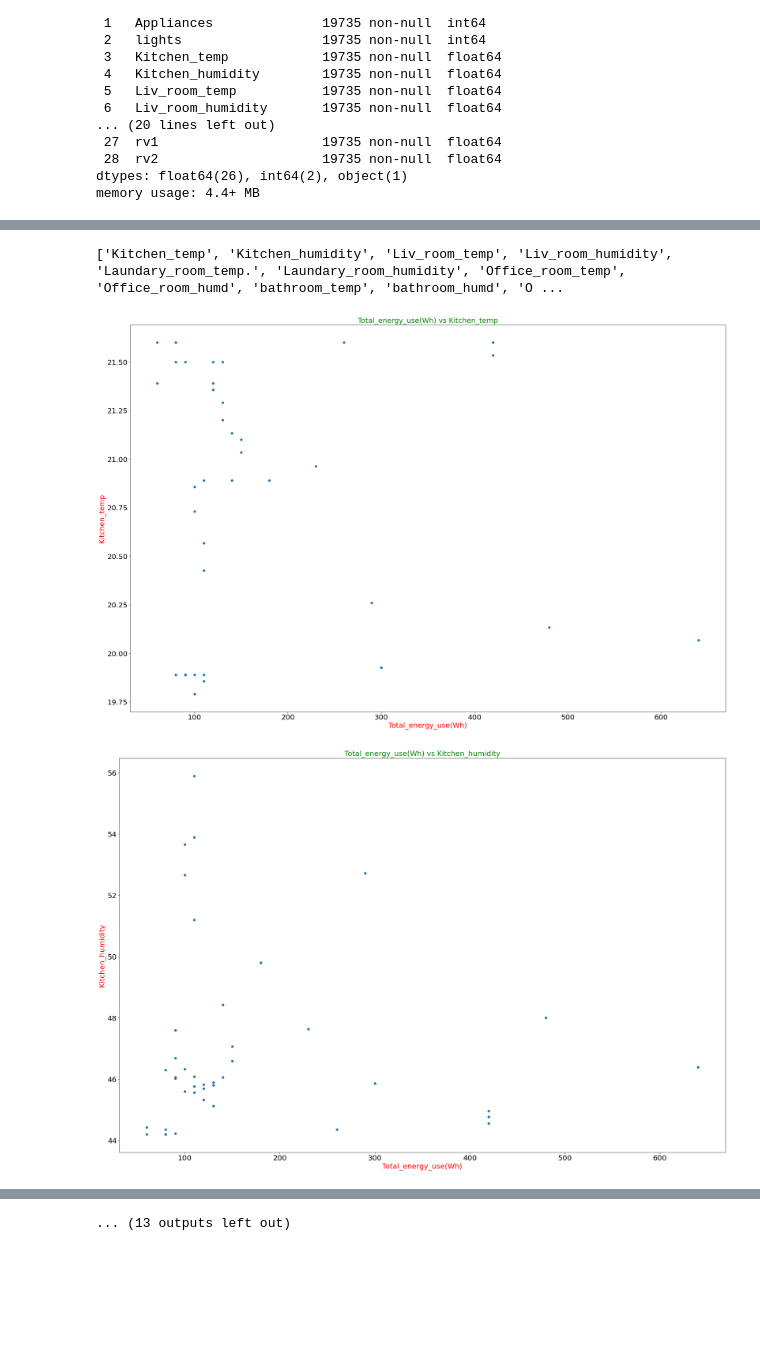
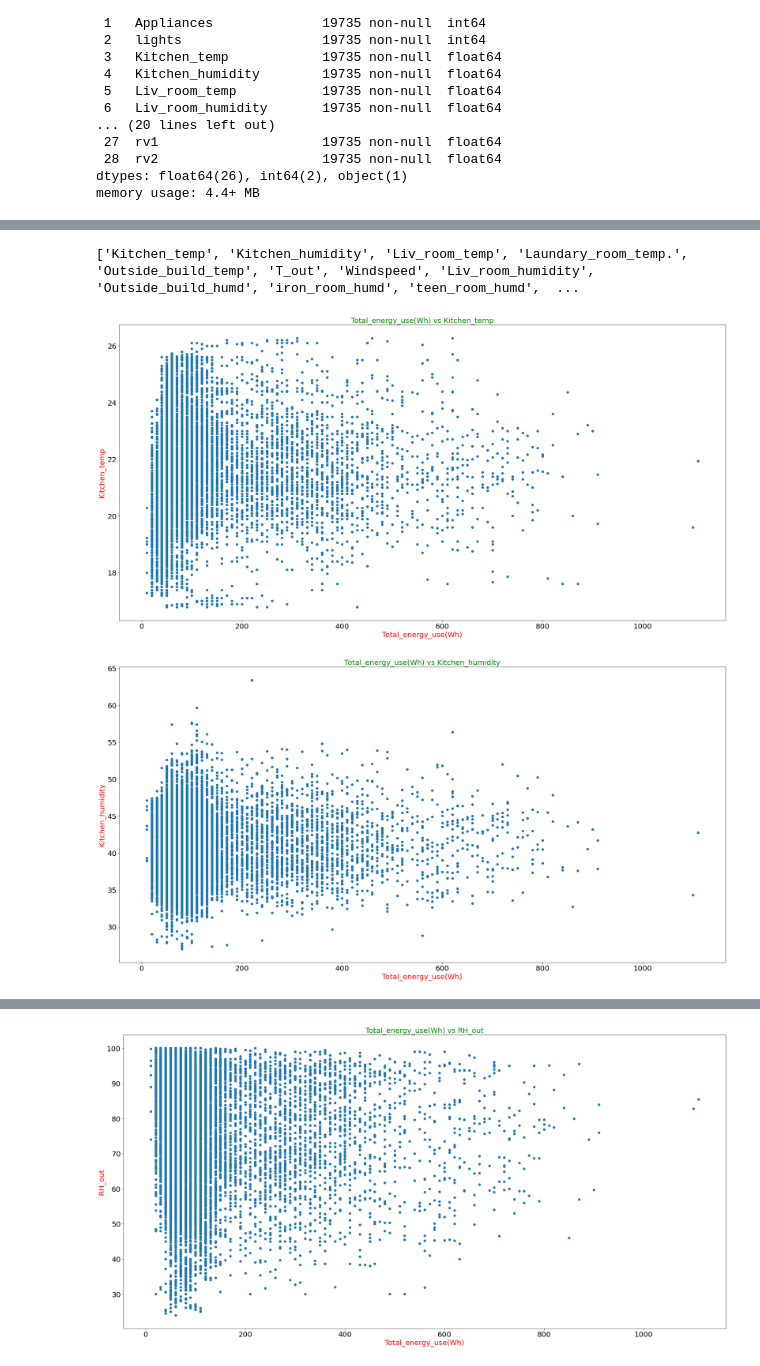
Before and after one commit to khalid-data-aspirant42/Appliance-Energy-Prediction, a Jupyter notebook: Appliance_Energy_Prediction.ipynb, the cells around one changed output, grey strips where cells are left out. Drawn from its saved outputs; the diff is of its cells as text; code cells hidden in the pictures; blank space fills up the shorter version.

```diff
--- a/Appliance_Energy_Prediction.ipynb
+++ b/Appliance_Energy_Prediction.ipynb
@@ -194,0 +156,16 @@ df_11_jan_16
+# %%
+imp = df_corr[28:29]
+col_value = []
+for col in imp.iloc[0,:]:
+    col_value.append(col)
+pos_values = []
+for val in col_value:
+    if val>=0.05 and val<=1:
+        pos_values.append(val)
+pos_values
+neg_values = []
+for val2 in col_value:
+    if val2<0 and val2<=(-0.05):
+        neg_values.append(val2)
+print(pos_values)
+print(neg_values)
@@ -194,0 +175,14 @@ df_11_jan_16
+# %%
+# important columns
+pos_col = []
+for col in imp.columns:
+    if imp.loc[:,[col]].iat[0,0] in pos_values:
+        pos_col.append(col)
+
+neg_col = []
+for col in imp.columns:
+    if imp.loc[:,[col]].iat[0,0] in neg_values:
+        neg_col.append(col)
+
+final_imp_col = pos_col + neg_col
+final_imp_col
@@ -194,0 +206,3 @@ df_11_jan_16
+# %%
+df_final2 = df_final.loc[:,final_imp_col]
+df_final2.drop(['Appliances','lights'],axis=1)
@@ -195,27 +223,27 @@ df_11_jan_16
 # %%
-# Extracting essential columns
+# Extracting independent columns
 col_list = []
-for e in list(df_final.columns):
+for e in list(df_final2.columns):
     col_list.append(e)
-list2 = ['date','Appliances','lights','rv1','rv2','Total_energy_use(Wh)']
+list2 = ['Appliances','lights','Total_energy_use(Wh)']
 for e in list2:
     col_list.remove(e)
 print(col_list)
 # %% [output]
-['Kitchen_temp', 'Kitchen_humidity', 'Liv_room_temp', 'Liv_room_humidity', 'Laundary_room_temp.', 'Laundary_room_humidity', 'Office_room_temp', 'Office_room_humd', 'bathroom_temp', 'bathroom_humd', 'O ...
+['Kitchen_temp', 'Kitchen_humidity', 'Liv_room_temp', 'Laundary_room_temp.', 'Outside_build_temp', 'T_out', 'Windspeed', 'Liv_room_humidity', 'Outside_build_humd', 'iron_room_humd', 'teen_room_humd',  ...
 # %%
 # Ploting scatter graph  for dependent and independent variables
 for elem in col_list:
-    y = df_11_jan_16[elem]
-    x = df_11_jan_16['Total_energy_use(Wh)']
+    y = df_final2[elem]
+    x = df_final2['Total_energy_use(Wh)']
     plt.scatter(x,y)
     plt.title(f'Total_energy_use(Wh) vs {elem}', fontsize=20, color='green')
     plt.ylabel(elem, fontsize=20, color='red')
     plt.xlabel('Total_energy_use(Wh)', fontsize=20, color='red')
     plt.yticks(fontsize=20)
     plt.xticks(fontsize=20)
-    plt.rcParams['figure.figsize'] = (30, 20)
+    plt.rcParams['figure.figsize'] = (30, 15)
     plt.show()
 # %% [output]
-[figure, old version]
+[figure, new version]
-[figure, old version]
+[figure, new version]
@@ -232,4 +260,4 @@ for elem in col_list:
-... (13 outputs left out)
+[figure, added]
 # %%
 # importing modules for prediction
 from sklearn import linear_model
```
Also changed, not shown: parts of 35 cells of this notebook.
